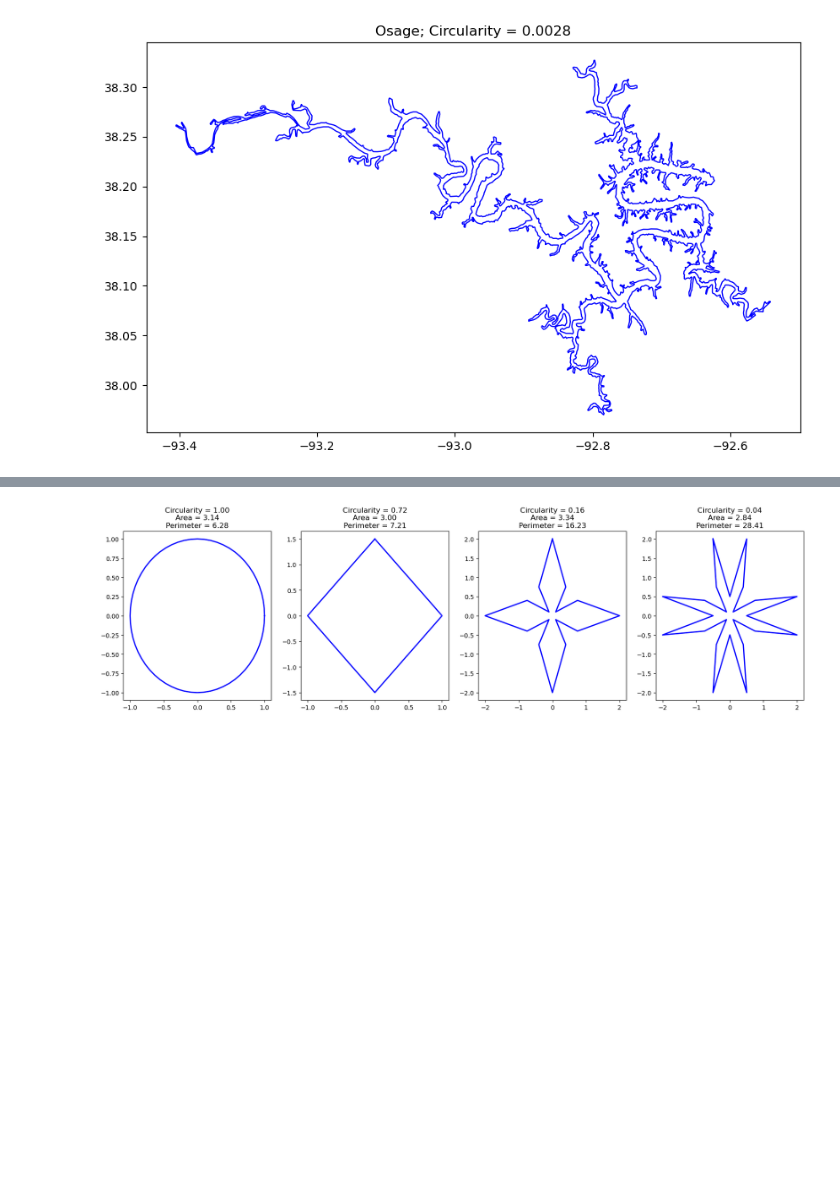
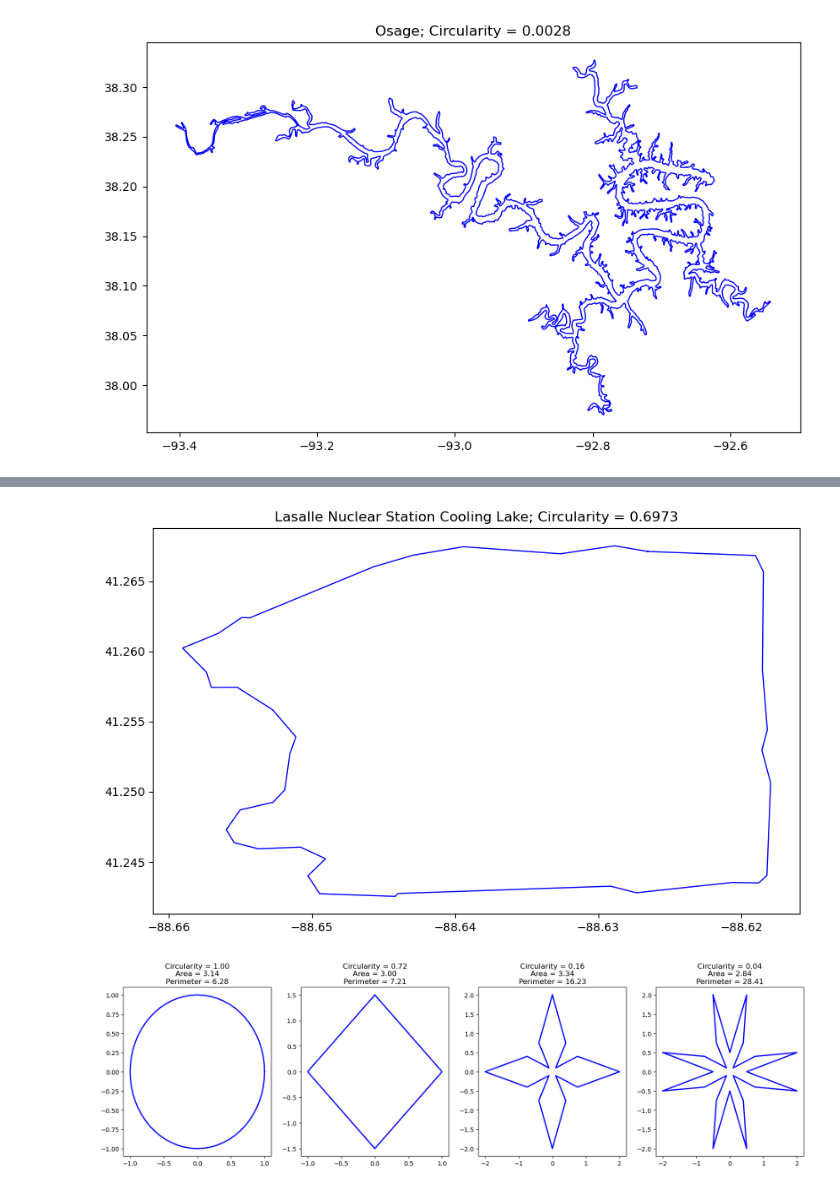
Before and after one commit to DOI-USGS/vizlab-chart-challenge-23, a Jupyter notebook: 11_circular_jhariharan/11_circular_jhariharan_script.ipynb, the cells around one changed output, grey strips where cells are left out. Saved outputs shown, nothing was run; the diff lists cells and outputs as text; code cells hidden in the pictures; blank space fills up the shorter version.

```diff
--- a/11_circular_jhariharan/empty_template_script.ipynb
+++ b/11_circular_jhariharan/11_circular_jhariharan_script.ipynb
@@ -213,3 +278,14 @@ plt.show()
+# %%
+# plot figure
+fig, ax = plt.subplots(figsize=(10, 6))
+# plot the lake
+x, y = geom07.exterior.xy
+ax.plot(x, y, color="blue", linewidth=1)
+# add the name of the lake
+ax.set_title(f"{name07}" + f"; Circularity = {circ07:.4f}")
+plt.show()
+# %% [output]
+[figure, added]
 # %%
 # define the shapes
 circle = Point(0, 0).buffer(1)
```
Also changed, not shown: parts of 42 cells of this notebook.
